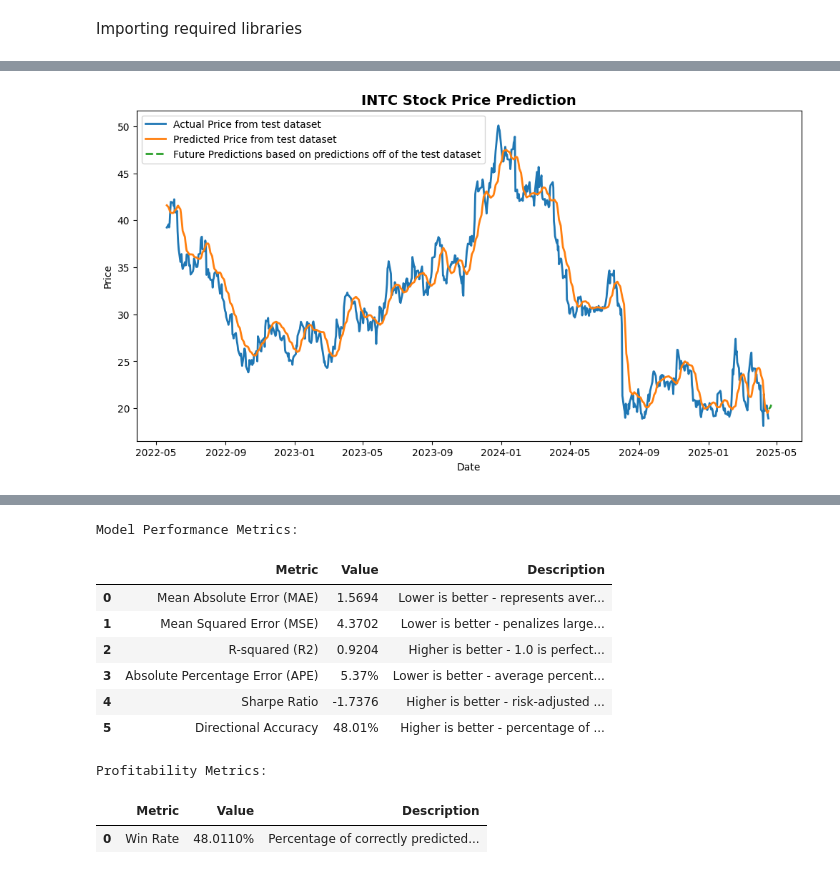
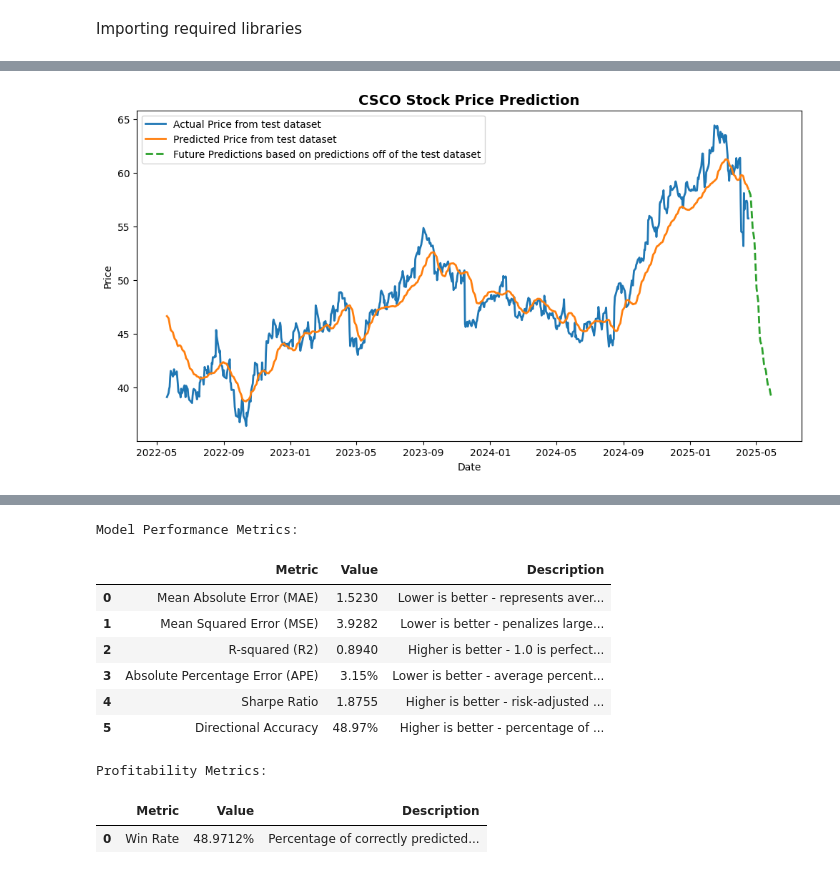
Before and after one commit to ApooU2/Project_Delta, a Jupyter notebook: combined.ipynb, the cells around one changed output, grey strips where cells are left out. Saved outputs shown, nothing was run; the diff lists cells and outputs as text; code cells hidden in the pictures.

Commit message:
Updated README.md and changed the future prediction calculation to not have zero values for MA

```diff
--- a/combined.ipynb
+++ b/combined.ipynb
@@ -31,7 +31,7 @@ import yfinance as yf
 from sklearn.metrics import mean_absolute_error, mean_squared_error, r2_score
 # %%
 # Fetch stock data
-ticker = 'INTC'  # Replace with desired stock ticker
+ticker = 'CSCO'  # Replace with desired stock ticker
 data = yf.download(ticker, start='2010-01-01', end='2025-05-01')
 data = data[['Close', 'Volume']]
 
@@ -139,18 +138,43 @@ predictions = model.predict(x_test)
 predictions = scaler.inverse_transform(np.concatenate((predictions, np.zeros((predictions.shape[0], scaled_data.shape[1] - 1))), axis=1))[:, 0]
 
 # Predict multiple days into the future using actual data
-future_days = 3  # Number of days to predict into the future
+# Make future predictions
+future_days = 30
 future_predictions = []
+last_sequence = test_data[-seq_length:]  # Get the last sequence from test data
+
+# Store last known values for technical indicators
+last_known_values = test_data[-1]
 
 for _ in range(future_days):
-    x_input = np.reshape(test_data[-seq_length:], (1, seq_length, test_data.shape[1]))
-    next_prediction = model.predict(x_input)[0, 0]
-    future_predictions.append(next_prediction)
-    # Append the actual data instead of predicted data
-    test_data = np.append(test_data, [[scaled_data[len(test_data), 0], *scaled_data[len(test_data), 1:]]], axis=0)
+    # Reshape the last sequence for prediction
+    current_pred_input = np.reshape(last_sequence, (1, seq_length, test_data.shape[1]))
+
+    # Make prediction for next day
+    next_pred = model.predict(current_pred_input)[0, 0]
+    future_predictions.append(next_pred)
+
+    # Create new row with estimated features
+    new_row = np.copy(last_known_values)
+    new_row[0] = next_pred  # Close price
+
+    # Update technical indicators (simplified)
+    new_row[1] = last_known_values[1]  # Volume (maintain last known)
+    new_row[2] = (last_sequence[-49:, 0].sum() + next_pred) / 50  # MA_50
+    new_row[3] = (last_sequence[-199:, 0].sum() + next_pred) / 200  # MA_200
+    new_row[4] = new_row[2] - new_row[3]  # Divergence
+
+    # Update sequence
+    last_sequence = np.vstack((last_sequence[1:], new_row))
+    last_known_values = new_row
 
 # Inverse transform future predictions
-future_predictions = scaler.inverse_transform(np.concatenate((np.array(future_predictions).reshape(-1, 1), np.zeros((len(future_predictions), scaled_data.shape[1] - 1))), axis=1))[:, 0]
+future_predictions = scaler.inverse_transform(
+    np.concatenate((
+        np.array(future_predictions).reshape(-1, 1),
+        np.zeros((len(future_predictions), scaled_data.shape[1] - 1))
+    ), axis=1)
+)[:, 0]
 
 # Extend the index for future predictions
 last_date = data.index[-1]
@@ -191 +228 @@ for i in range(len(future_dates)):
-[figure, old version]
+[figure, new version]
@@ -268,12 +319,12 @@ display(profitability_df)
 # %% [output]
 Model Performance Metrics:
 |  | Metric | Value | Description |
-| 0 | Mean Absolute Error (MAE) | 1.5694 | Lower is better - represents aver... |
-| 1 | Mean Squared Error (MSE) | 4.3702 | Lower is better - penalizes large... |
-| 2 | R-squared (R2) | 0.9204 | Higher is better - 1.0 is perfect... |
-| 3 | Absolute Percentage Error (APE) | 5.37% | Lower is better - average percent... |
-| 4 | Sharpe Ratio | -1.7376 | Higher is better - risk-adjusted ... |
-| 5 | Directional Accuracy | 48.01% | Higher is better - percentage of ... |
+| 0 | Mean Absolute Error (MAE) | 1.5230 | Lower is better - represents aver... |
+| 1 | Mean Squared Error (MSE) | 3.9282 | Lower is better - penalizes large... |
+| 2 | R-squared (R2) | 0.8940 | Higher is better - 1.0 is perfect... |
+| 3 | Absolute Percentage Error (APE) | 3.15% | Lower is better - average percent... |
+| 4 | Sharpe Ratio | 1.8755 | Higher is better - risk-adjusted ... |
+| 5 | Directional Accuracy | 48.97% | Higher is better - percentage of ... |
 Profitability Metrics:
 |  | Metric | Value | Description |
-| 0 | Win Rate | 48.0110% | Percentage of correctly predicted... |
+| 0 | Win Rate | 48.9712% | Percentage of correctly predicted... |
```
Also changed, not shown: parts of 4 cells of this notebook, 1 other file.
